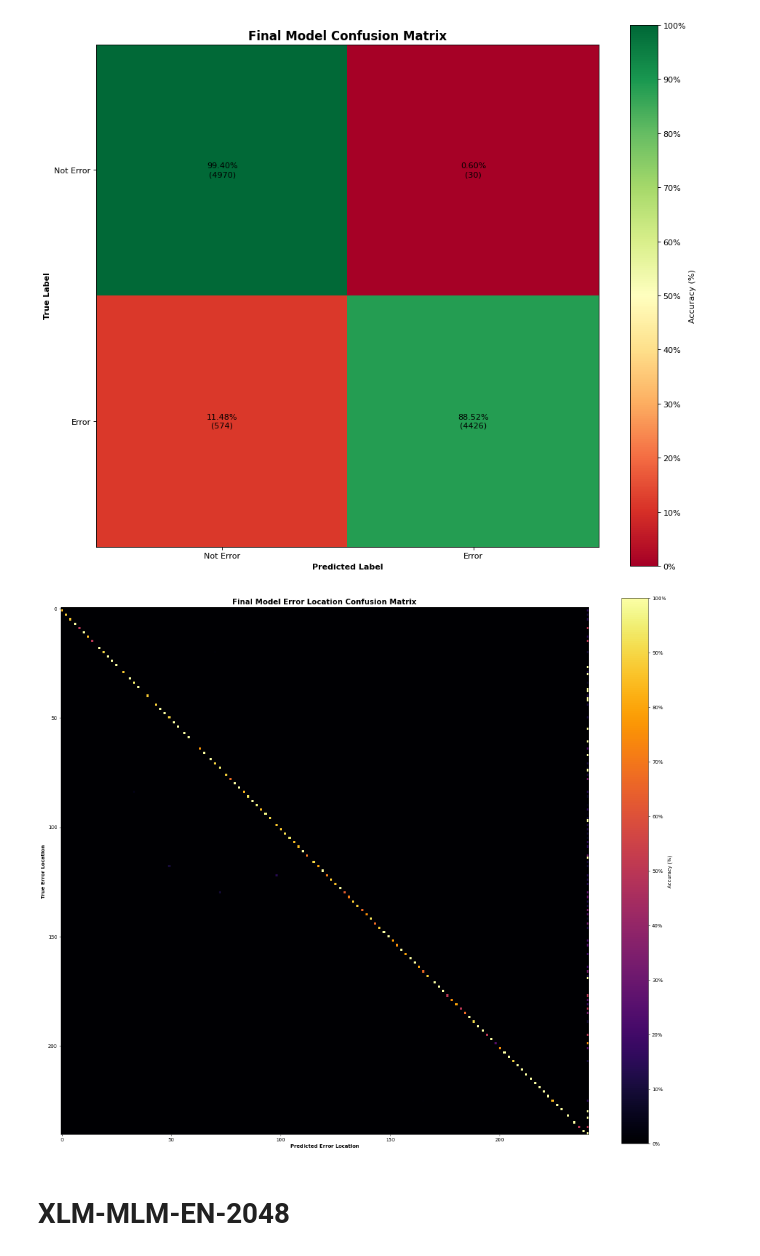
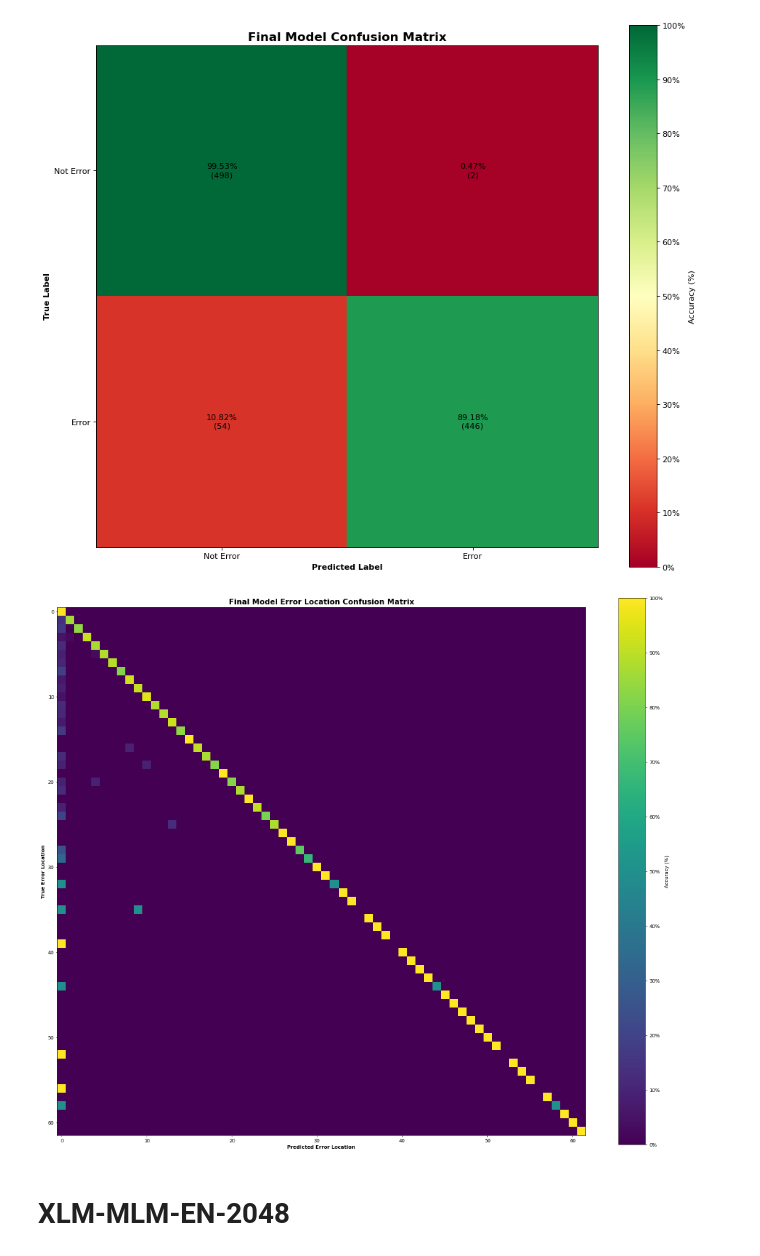
Before and after one commit to mfgeary/dsan5800-final-project, a Jupyter notebook: code/final-model.ipynb, the cells around one changed output. Saved outputs shown, nothing was run; the diff lists cells and outputs as text; code cells hidden in the pictures.

```diff
--- a/code/final-model.ipynb
+++ b/code/final-model.ipynb
@@ -781,0 +733,4 @@ To disable this warning, you can either:
+# %%
+output_df = pd.read_csv("../data/gutenberg-1000.csv")
+# %%
+test_df = pd.read_csv("../data/test-data-10000.csv")
@@ -781,0 +769,25 @@ To disable this warning, you can either:
+# %%
+import ast
+import math
+
+# Cleaning Data
+columns_to_fill = ['error_idx']
+fill_value = -1
+
+# Fill Unknown locations as -1
+output_df[columns_to_fill] = output_df[columns_to_fill].applymap(lambda x: fill_value if (isinstance(x, list) and len(x) == 0) or (isinstance(x, float) and math.isnan(x)) else x)
+
+# Fill NAs
+columns_to_fill = ['error', 'correct_word']
+fill_value = "No Error"
+
+output_df[columns_to_fill] = output_df[columns_to_fill].applymap(lambda x: fill_value if (isinstance(x, list) and len(x) == 0) or (isinstance(x, float) and math.isnan(x)) else x)
+
+# Retrive list items
+columns_to_fill = ['error_idx', 'error', 'correct_word']
+output_df[columns_to_fill] = output_df[columns_to_fill].applymap(lambda x: x[0] if (isinstance(x, list) and len(x) != 0) else x)
+
+columns_to_fill = ['is_error', 'has_homophone']
+output_df[columns_to_fill] = output_df[columns_to_fill].applymap(lambda x: x if (isinstance(x, bool)) else False)
+
+output_df
@@ -795,9 +821,9 @@ IS ERROR CLASSIFICATION REPORT:
 # %%
-test_error_idx = [i if str(i) != str(np.nan) else "No Error" for i in test_df["error_idx"]]
-output_error_idx = [i[0] if len(i)==1 else "No Error" for i in output_df["error_idx"]]
+test_error_idx = [int(x) if isinstance(x, float) and not pd.isna(x) else -1 for x in test_df["error_idx"]]
+output_error_idx = [int(x) if isinstance(x, float) and not pd.isna(x) else -1 for x in output_df["error_idx"]]
 
 print("50 MOST COMMON ERROR LOCATIONS: ")
-pd.DataFrame(classification_report(test_error_idx, output_error_idx, output_dict=True)).transpose().sort_values(["support", "f1-score"], ascending=[False, True]).head(50)
+pd.DataFrame(classification_report(test_error_idx, output_error_idx, output_dict=True, zero_division=False)).transpose().sort_values(["support", "f1-score"], ascending=[False, True]).head(50)
 # %% [output]
 50 MOST COMMON ERROR LOCATIONS:
 |  | precision | recall | f1-score | support |
@@ -948,30 +970,30 @@ plt.show()
 # %%
 import matplotlib.pyplot as plt
 from sklearn.metrics import confusion_matrix
 import numpy as np
 
 # Assuming test_df and output_df are DataFrames with the "is_error" column
 conf_matrix = confusion_matrix(test_error_idx, output_error_idx, normalize="true")
 
 ticks = ["No Error" if i==0 else str(i) for i in output_error_idx]
 plt.figure(figsize=(24, 20), dpi=50)
-plt.imshow(conf_matrix, cmap="inferno", vmin=0, vmax=1)
+plt.imshow(conf_matrix, cmap="viridis", vmin=0, vmax=1)
 # Add colorbar
 cbar = plt.colorbar(label="Accuracy (%)")
 
 # Dict of 0 to 1 values as a %
 cbar_ticks = {i: f"{i*100:.0f}%" for i in np.linspace(0, 1, 11)}
 
 # Set ticks and tick labels
 cbar.set_ticks(list(cbar_ticks.keys()))
 cbar.set_ticklabels(list(cbar_ticks.values()))
 plt.ylabel('True Error Location', fontweight='bold')
 plt.xlabel('Predicted Error Location', fontweight='bold')
 plt.title('Final Model Error Location Confusion Matrix', fontsize=15, fontweight='bold')
 
 plt.show()
 # %% [output]
-[figure, old version]
+[figure, new version]
 # %% [markdown]
 # XLM-MLM-EN-2048
 # %%
```
Also changed, not shown: parts of 19 cells of this notebook, 3 other files.
